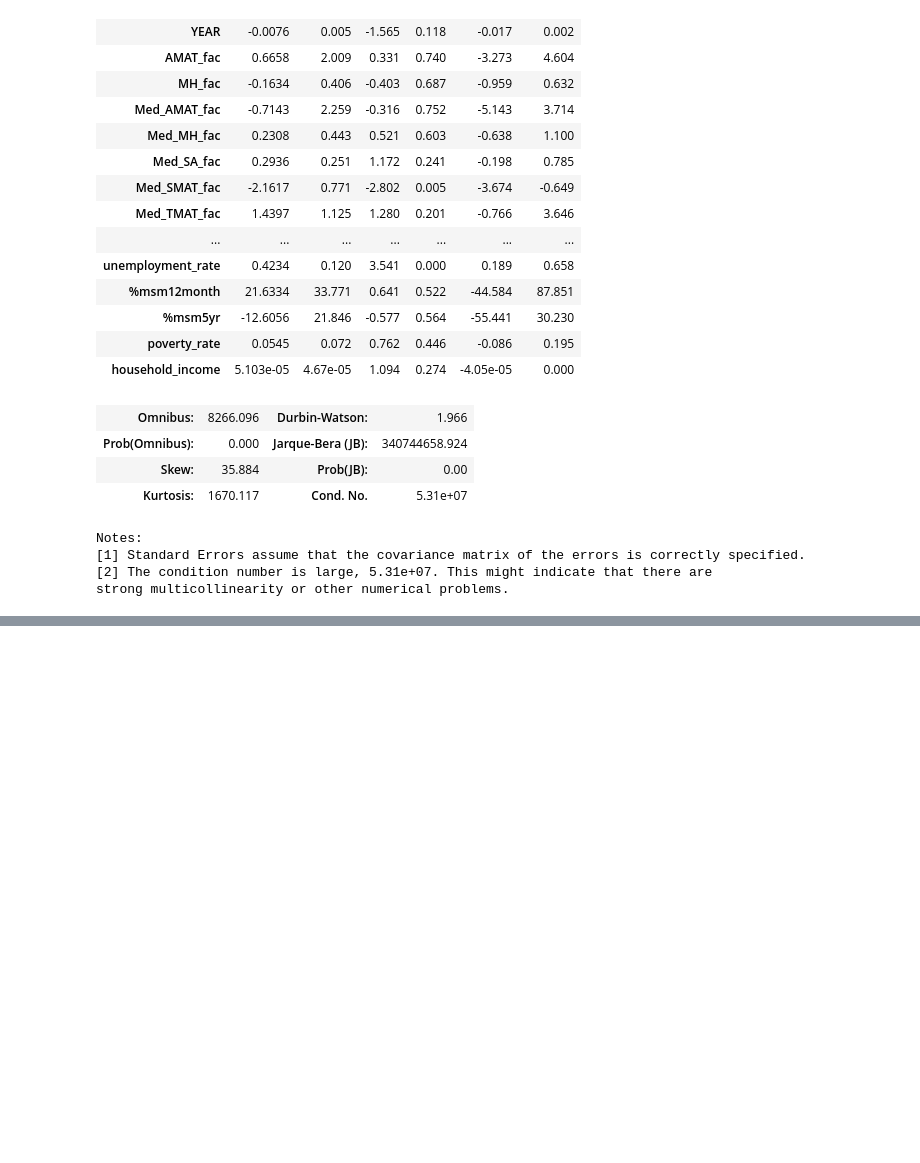
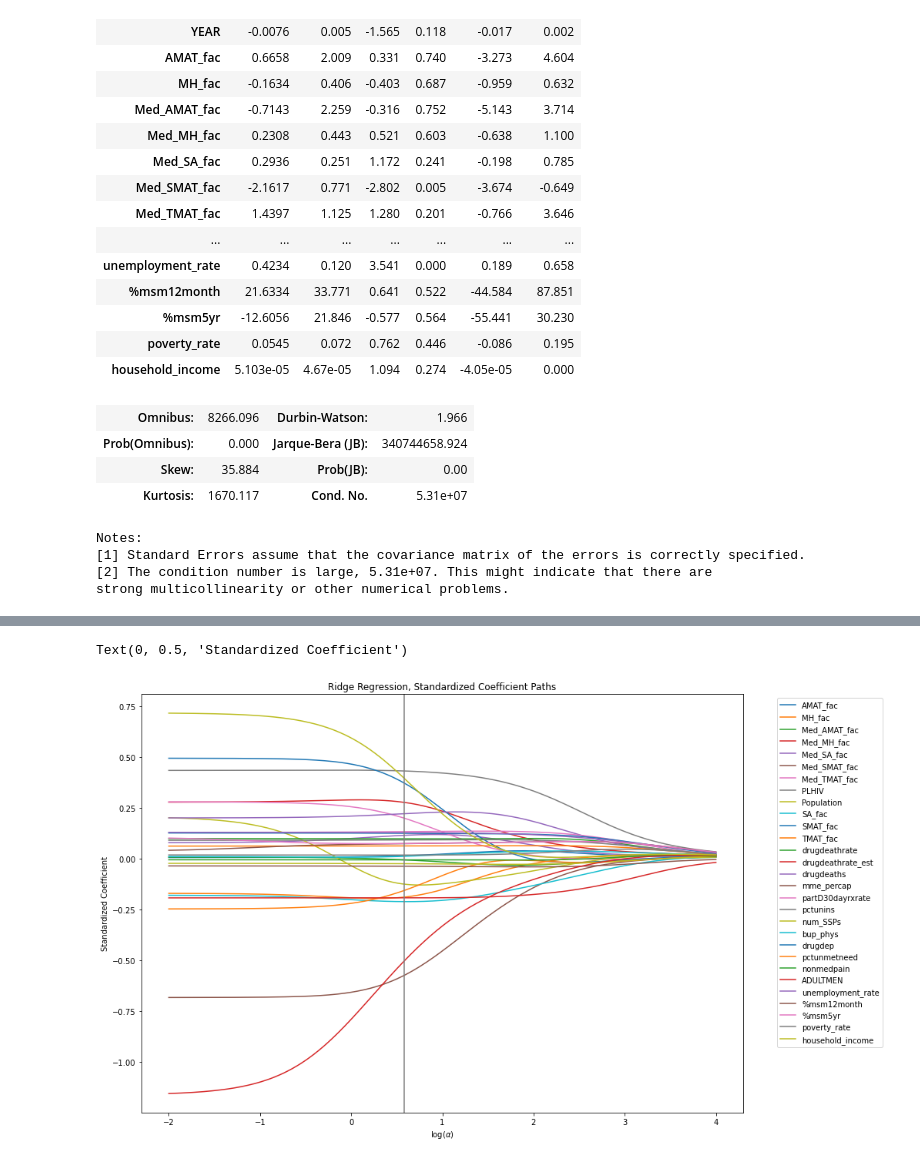
Before and after one commit to Samuel-Cespedes/pair_programming, a Jupyter notebook: forecast_HIV_infections/cs_regression.ipynb, the cells around one changed output, grey strips where cells are left out. Saved outputs shown, nothing was run; the diff lists cells and outputs as text; code cells hidden in the pictures; blank space fills up the shorter version.

```diff
--- a/forecast_HIV_infections/cs_regression.ipynb
+++ b/forecast_HIV_infections/cs_regression.ipynb
@@ -272,0 +418,30 @@ strong multicollinearity or other numerical problems.
+# %%
+ridge_models = []
+
+for alpha in ridge_alphas:
+    scaler = XyScaler()
+    scaler.fit(X_train.values, y_train.values)
+    X_train_std, y_train_std = scaler.transform(X_train.values, y_train.values)
+    ridge = Ridge(alpha=alpha)
+    ridge.fit(X_train_std, y_train_std)
+    ridge_models.append(ridge)
+# %%
+paths = pd.DataFrame(np.empty(shape=(len(ridge_alphas), len(X_train.columns))),
+                     index=ridge_alphas, columns=X_train.columns)
+
+for idx, model in enumerate(ridge_models):
+    paths.iloc[idx] = model.coef_
+# %%
+fig, ax = plt.subplots(figsize=(14, 10))
+
+for column in X_train.columns:
+    path = paths.loc[:, column]
+    ax.plot(np.log10(ridge_alphas), path, label=column)
+ax.axvline(np.log10(ridge_optimal_alpha), color='grey')
+plt.legend(bbox_to_anchor=(1.05, 1.0), loc='upper left')
+ax.set_title("Ridge Regression, Standardized Coefficient Paths")
+ax.set_xlabel(r"$\log(\alpha)$")
+ax.set_ylabel("Standardized Coefficient")
+# %% [output]
+Text(0, 0.5, 'Standardized Coefficient')
+[figure, added]
```
Also changed, not shown: parts of 30 cells of this notebook.
